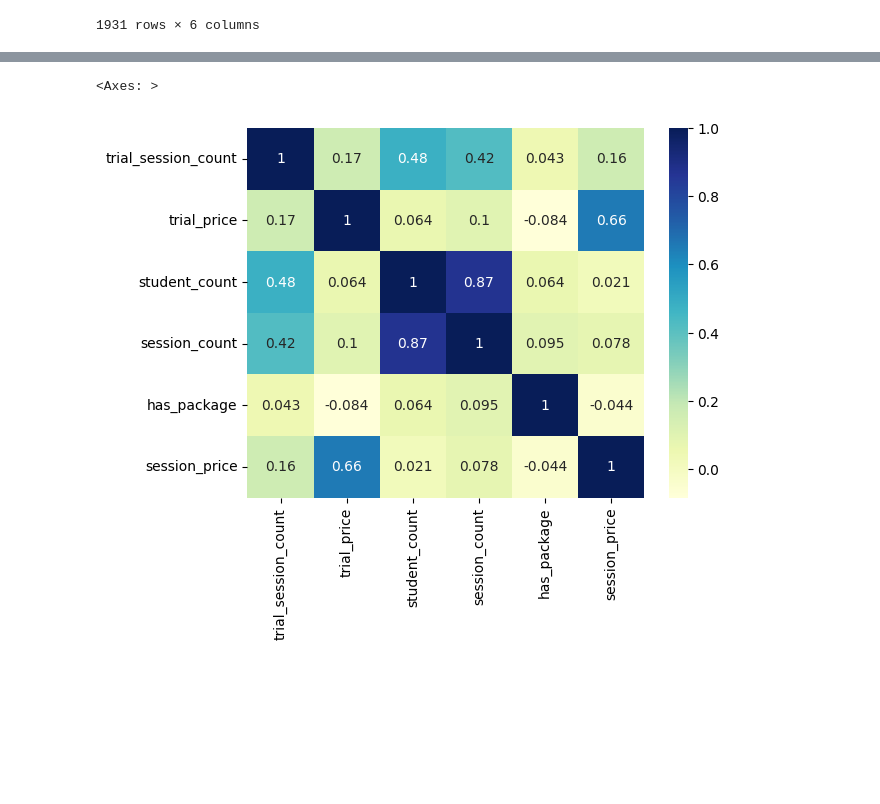
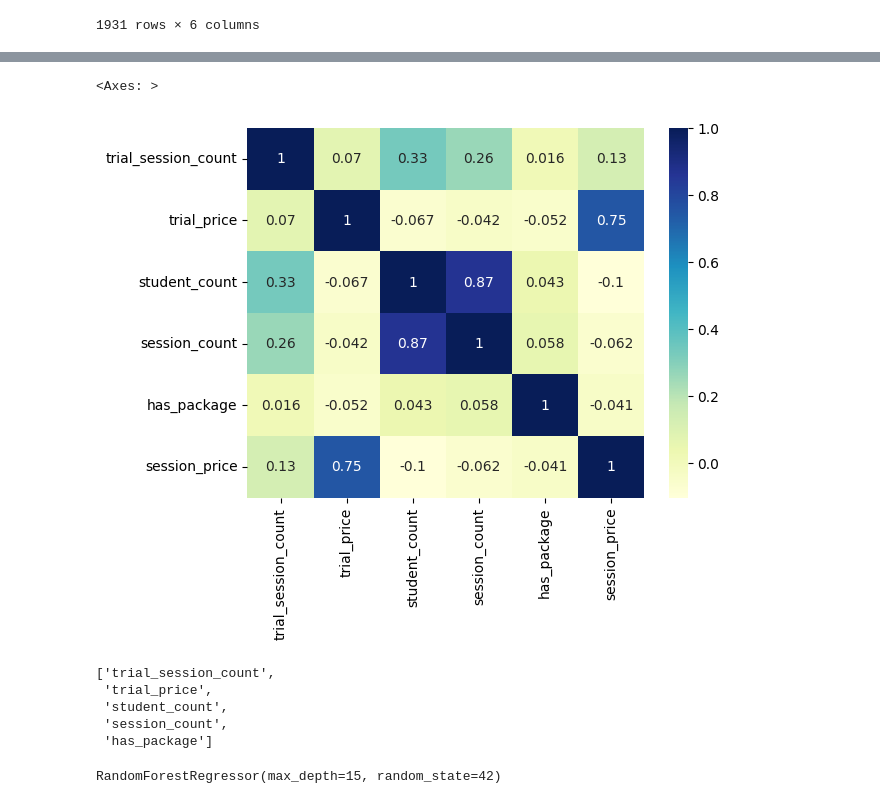
Before and after one commit to ernmin/Project4GA, a Jupyter notebook: prediction_model/prediction_model.ipynb, the cells around one changed output, grey strips where cells are left out. Cells and saved outputs as stored; diff of their text form; code cells hidden in the pictures; blank space fills up the shorter version.

Commit message:
Train first model on English Tutors

```diff
--- a/prediction_model/prediction_model.ipynb
+++ b/prediction_model/prediction_model.ipynb
@@ -37,7 +43,7 @@ df_also_speaks_reference = pd.DataFrame(also_speaks_reference)
 # %% [markdown]
 Price Prediction Model Functions
 # %%
-def tutor_pro(tutor):
+def is_tutor(tutor):
     if tutor == True:
         df_tutors = df_user_course_info[(df_user_course_info['is_tutor'] == 1) & (df_user_course_info['is_pro']  == 0)]
         return df_tutors[['user_id', 'trial_session_count', 'trial_price']]
@@ -49,7 +55,7 @@ def tutor_pro(tutor):
         return df_pros_combined
 
 
-tutor_pro(True)
+is_tutor(True)
 # %% [output]
 |  | user_id | trial_session_count | trial_price |
 | 0 | 55502 | 97 | 1000 |
@@ -107,15 +113,15 @@ pro_course_language('english')
 | 39029 | 290783 | 31823132 | english | english conversation | 700 | 0 | 0 | 1 |
 12294 rows × 8 columns
 # %%
-def language_tutor_pro(language, tutor):
-    df_tutor_pro = tutor_pro(tutor)
+def language_is_tutor(language, tutor):
+    df_tutor_pro = is_tutor(tutor)
     df_language = pro_course_language(language)
     df_merged = pd.merge(df_tutor_pro, df_language, left_on='user_id', right_on='teacher_id', how='inner')
     # df_merged = df_merged[['user_id', 'trial_session_count', 'trial_price', 'student_count', 'session_count', 'has_package', 'session_price']]
     df_merged = df_merged[['trial_session_count', 'trial_price', 'student_count', 'session_count', 'has_package', 'session_price']]
     return df_merged
 
-language_tutor_pro('french', True)
+language_is_tutor('french', True)
 # %% [output]
 |  | trial_session_count | trial_price | student_count | session_count | has_package | session_price |
 | 0 | 0 | 1000 | 0 | 0 | 1 | 3000 |
@@ -132,0 +142,4 @@ language_tutor_pro('french', True)
+# %%
+df_model = language_is_tutor('english', True)
+df_model = df_model[(df_model['session_count'] > 10) & (df_model['trial_session_count'] > 10)]
+df_model
@@ -133,15 +160,23 @@ language_tutor_pro('french', True)
 # %%
-df_model = language_tutor_pro('french', True)
-df_model
 cor = df_model.corr()
 
 #plot correlation heatmapn
 sns.heatmap(cor, cmap="YlGnBu", annot=True)
 # %% [output]
 <Axes: >
-[figure, old version]
+[figure, new version]
 # %%
 fig = px.scatter(df_model, x="session_price", y="trial_price", trendline='ols')
 
 # Display the interactive figure
 fig.show()
+# %%
+features = list(df_model.columns)
+features.pop(5)
+features
+# %% [output]
+['trial_session_count',
+ 'trial_price',
+ 'student_count',
+ 'session_count',
+ 'has_package']
@@ -147,0 +188,5 @@ fig.show()
+# %%
+regr_english_tutor = RandomForestRegressor(n_estimators=100, max_depth=15, random_state=42)
+regr_english_tutor.fit(X_train, y_train)
+# %% [output]
+RandomForestRegressor(max_depth=15, random_state=42)
```
Also changed, not shown: parts of 8 cells of this notebook.
